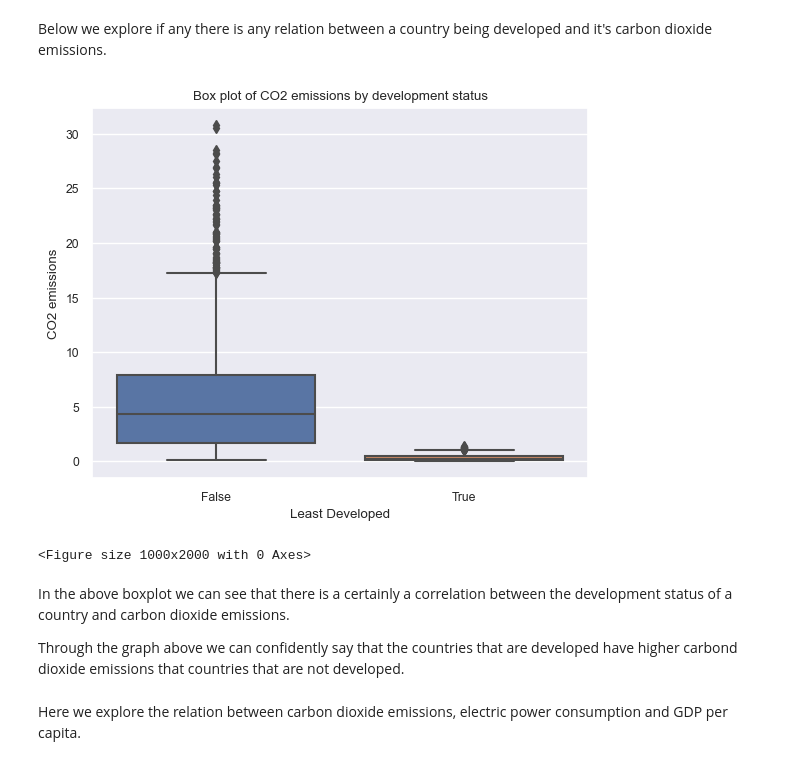
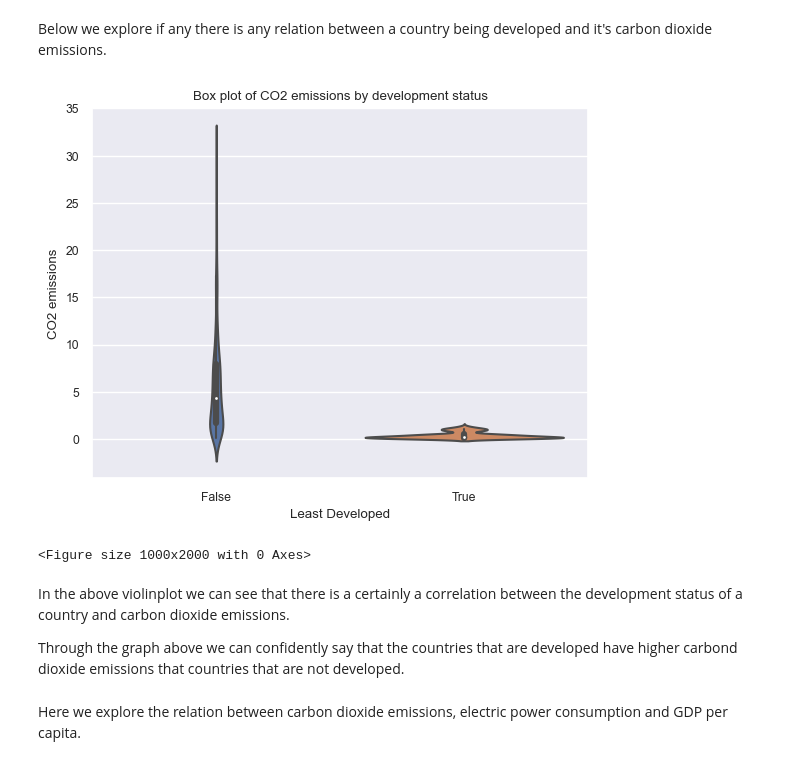
Before and after one commit to ubco-W2022T2-data301/project-group-group28, a Jupyter notebook: analysis/analysis1.ipynb, the cells around one changed output. Cells and saved outputs as stored; diff of their text form; code cells hidden in the pictures.

```diff
--- a/analysis/analysis1.ipynb
+++ b/analysis/analysis1.ipynb
@@ -318,14 +310,14 @@ Saying so, we must also note that what we discussed is averages, but continents
 Below we explore if any there is any relation between a country being developed and it's carbon dioxide emissions.
 # %%
 plt.title('Box plot of CO2 emissions by development status')
-sns.boxplot(x='Least Developed', y='CO2 emissions', data=df)
+sns.violinplot(x='Least Developed', y='CO2 emissions', data=df)
 plt.figure(figsize=(10,20))
 plt.show()
 # %% [output]
-[figure, old version]
+[figure, new version]
 <Figure size 1000x2000 with 0 Axes>
 # %% [markdown]
-In the above boxplot we can see that there is a certainly a correlation between the development status of a country and carbon dioxide emissions.
+In the above violinplot we can see that there is a certainly a correlation between the development status of a country and carbon dioxide emissions.
 
 Through the graph above we can confidently say that the countries that are developed have higher carbond dioxide emissions that countries that are not developed.
 # %% [markdown]
```
Also changed, not shown: parts of 4 cells of this notebook.
